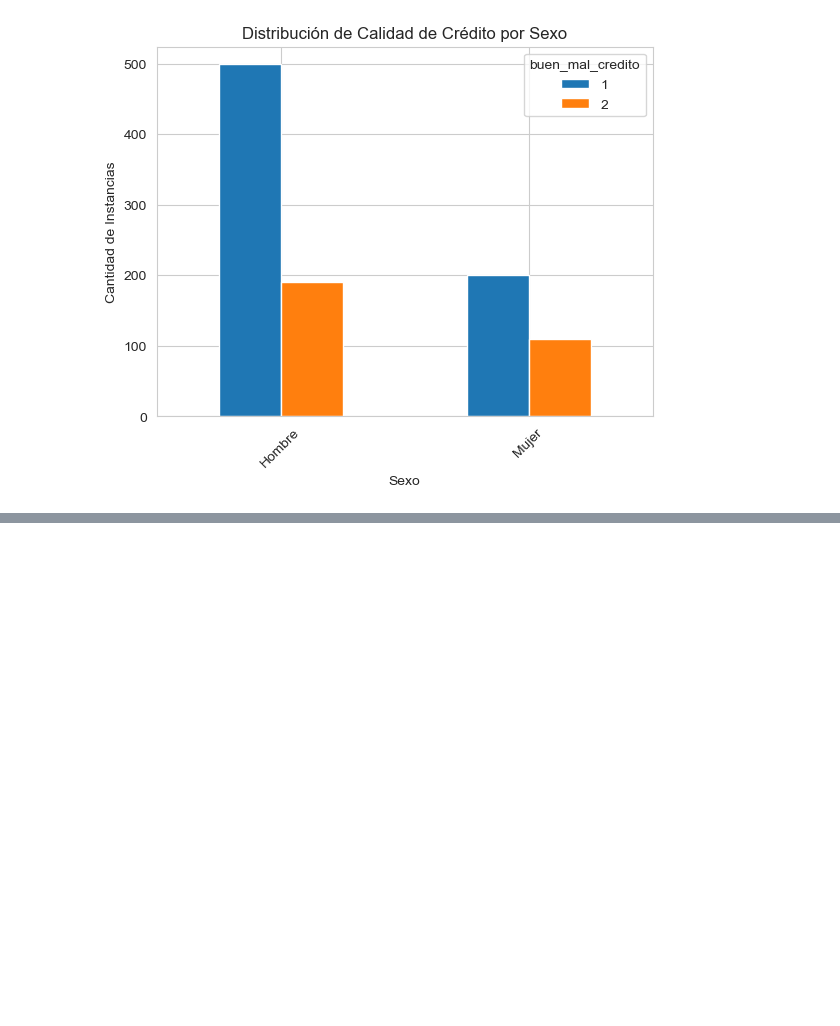
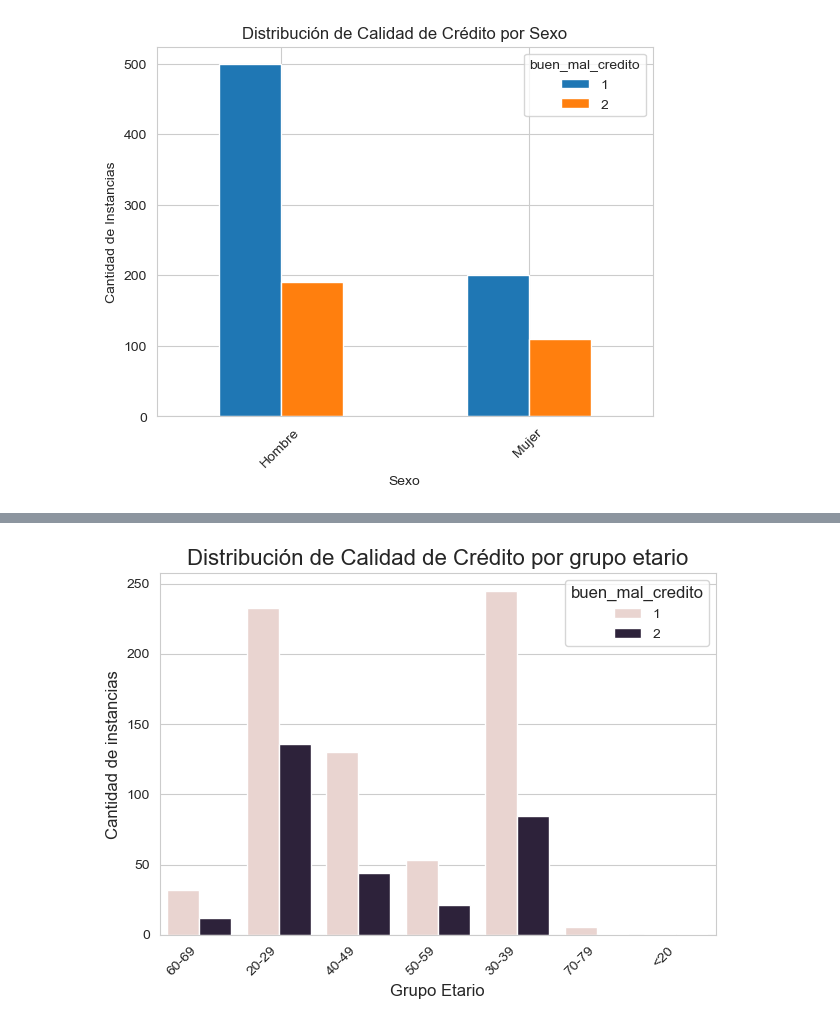
Before and after one commit to ezemartlopez/TP-Integrador-Equidad-en-Aprendizaje-Autom-tico, a Jupyter notebook: 01_Conjunto_datos.ipynb, the cells around one changed output, grey strips where cells are left out. Drawn from its saved outputs; the diff is of its cells as text; code cells hidden in the pictures; blank space fills up the shorter version.

Commit message:
grupos etarios

```diff
--- a/01_Conjunto_datos.ipynb
+++ b/01_Conjunto_datos.ipynb
@@ -543,0 +540,14 @@ SyntaxError: invalid syntax (665990085.py, line 1)
+# %%
+df['grupo_etario'] = ''
+
+df.loc[df['edad'] < 20, 'grupo_etario'] = '<20'
+df.loc[(df['edad'] >= 20) & (df['edad'] < 30), 'grupo_etario'] = '20-29'
+df.loc[(df['edad'] >= 30) & (df['edad'] < 40), 'grupo_etario'] = '30-39'
+df.loc[(df['edad'] >= 40) & (df['edad'] < 50), 'grupo_etario'] = '40-49'
+df.loc[(df['edad'] >= 50) & (df['edad'] < 60), 'grupo_etario'] = '50-59'
+df.loc[(df['edad'] >= 60) & (df['edad'] < 70), 'grupo_etario'] = '60-69'
+df.loc[(df['edad'] >= 70) & (df['edad'] < 80), 'grupo_etario'] = '70-79'
+df.loc[df['edad'] >= 80, 'grupo_etario'] = '+80'
+
+print("Distribución de muestras en los grupos etarios:")
+print(df['grupo_etario'].value_counts().sort_index())
@@ -543,0 +609,14 @@ SyntaxError: invalid syntax (665990085.py, line 1)
+# %%
+# cantidad de buenos y malos por grupo etario
+
+sns.countplot(data=df, x='grupo_etario', hue='buen_mal_credito')
+plt.title('Distribución de Calidad de Crédito por grupo etario', fontsize=16)
+plt.xlabel('Grupo Etario', fontsize=12)
+plt.ylabel('Cantidad de instancias', fontsize=12)
+plt.legend(title='buen_mal_credito', fontsize=10, title_fontsize=12)
+plt.xticks(rotation=45, ha='right', fontsize=10)
+plt.yticks(fontsize=10)
+plt.tight_layout()
+plt.show()
+# %% [output]
+[figure, added]
```
Also changed, not shown: parts of 6 cells of this notebook.
